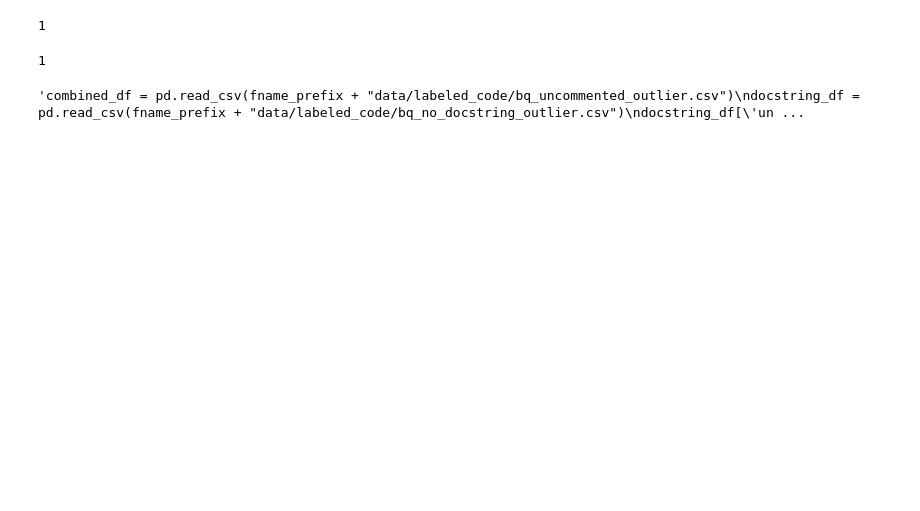
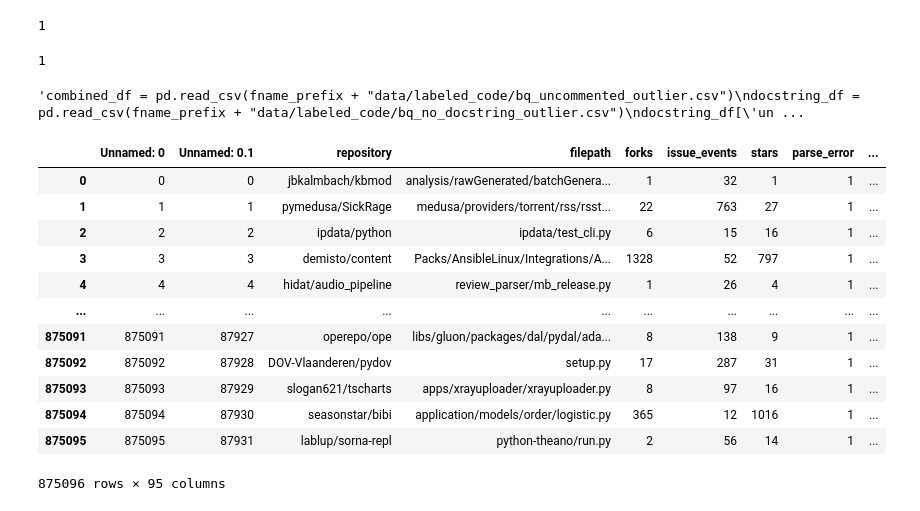
Before and after one commit to tradejack/code-style-probing, a Jupyter notebook: parallel_preprocessing.ipynb, the cells around one changed output. Drawn from its saved outputs; the diff is of its cells as text; code cells hidden in the pictures; blank space fills up the shorter version.

Commit message:
data preprocessing scripts

```diff
--- a/parallel_preprocessing.ipynb
+++ b/parallel_preprocessing.ipynb
@@ -45,2 +50,21 @@ dataset = Dataset.from_pandas(docstring_df).train_test_split(test_size=0.2)"""
 # %% [output]
 'combined_df = pd.read_csv(fname_prefix + "data/labeled_code/bq_uncommented_outlier.csv")\ndocstring_df = pd.read_csv(fname_prefix + "data/labeled_code/bq_no_docstring_outlier.csv")\ndocstring_df[\'un ...
+# %%
+
+
+df = pd.read_csv(fname_prefix + f"data/labeled_code/{csv_fname}")
+display(df)
+# %% [output]
+|  | Unnamed: 0 | Unnamed: 0.1 | repository | filepath | forks | issue_events | stars | parse_error | ... |
+| 0 | 0 | 0 | jbkalmbach/kbmod | analysis/rawGenerated/batchGenera... | 1 | 32 | 1 | 1 | ... |
+| 1 | 1 | 1 | pymedusa/SickRage | medusa/providers/torrent/rss/rsst... | 22 | 763 | 27 | 1 | ... |
+| 2 | 2 | 2 | ipdata/python | ipdata/test_cli.py | 6 | 15 | 16 | 1 | ... |
+| 3 | 3 | 3 | demisto/content | Packs/AnsibleLinux/Integrations/A... | 1328 | 52 | 797 | 1 | ... |
+| 4 | 4 | 4 | hidat/audio_pipeline | review_parser/mb_release.py | 1 | 26 | 4 | 1 | ... |
+| ... | ... | ... | ... | ... | ... | ... | ... | ... | ... |
+| 875091 | 875091 | 87927 | operepo/ope | libs/gluon/packages/dal/pydal/ada... | 8 | 138 | 9 | 1 | ... |
+| 875092 | 875092 | 87928 | DOV-Vlaanderen/pydov | setup.py | 17 | 287 | 31 | 1 | ... |
+| 875093 | 875093 | 87929 | slogan621/tscharts | apps/xrayuploader/xrayuploader.py | 8 | 97 | 16 | 1 | ... |
+| 875094 | 875094 | 87930 | seasonstar/bibi | application/models/order/logistic.py | 365 | 12 | 1016 | 1 | ... |
+| 875095 | 875095 | 87931 | lablup/sorna-repl | python-theano/run.py | 2 | 56 | 14 | 1 | ... |
+875096 rows × 95 columns
```
Also changed, not shown: parts of 11 cells of this notebook, 7 other files.
